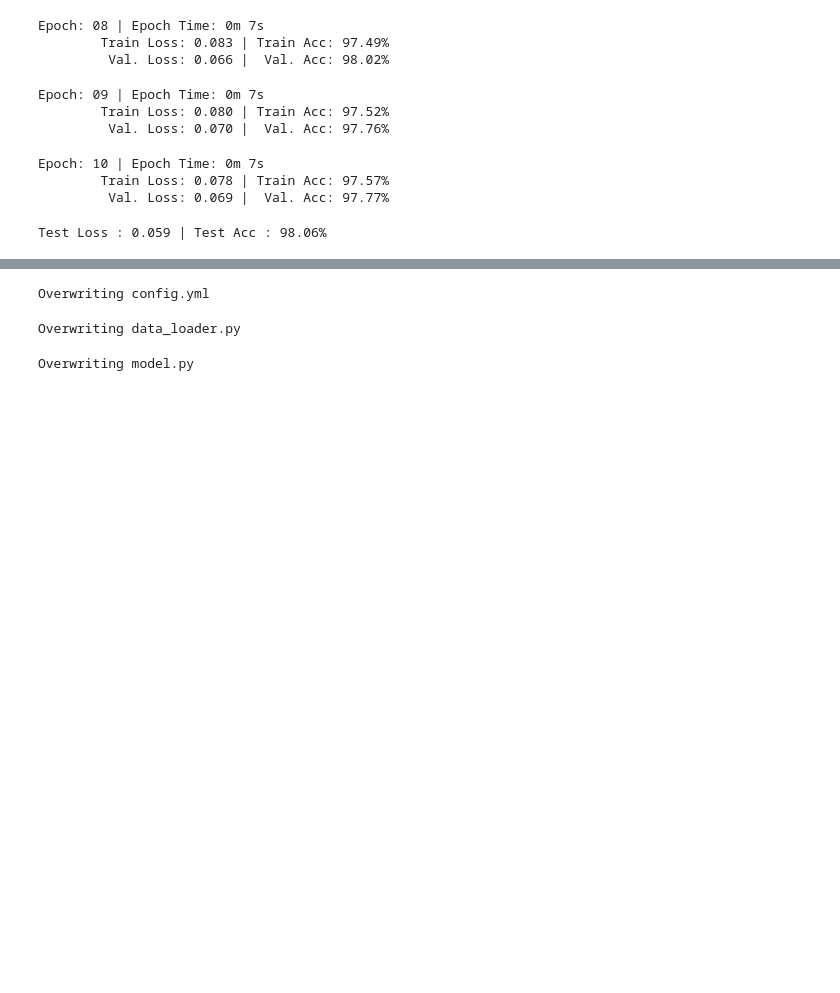
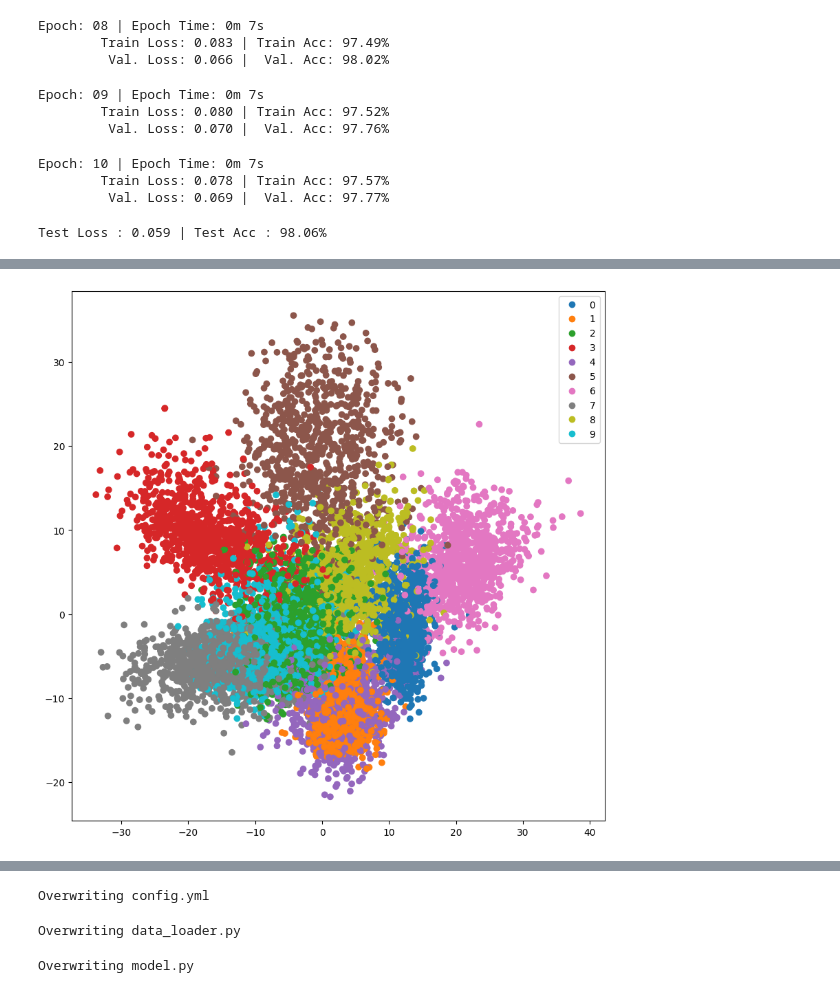
Before and after one commit to nonsignal007/DeepLearning, a Jupyter notebook: 01_ImageClassification/1_MLP/mlp.ipynb, the cells around one changed output, grey strips where cells are left out. Cells and saved outputs as stored; diff of their text form; code cells hidden in the pictures; blank space fills up the shorter version.

```diff
--- a/01_ImageClassification/1_MLP/mlp.ipynb
+++ b/01_ImageClassification/1_MLP/mlp.ipynb
@@ -445,0 +547,40 @@ Test Loss : 0.059 | Test Acc : 98.06%
+# %%
+def get_representations(model, iterator, device):
+    model.eval()
+
+    outputs = []
+    intermediates = []
+    labels = []
+
+    with torch.no_grad():
+        for (x, y) in tqdm(iterator):
+            x = x.to(device)
+
+            y_pred, h = model(x)
+
+            outputs.append(y_pred.cpu())
+            intermediates.append(h.cpu())
+            labels.append(y)
+    outputs = torch.cat(outputs, dim=0)
+    intermediates = torch.cat(intermediates, dim=0)
+    labels = torch.cat(labels, dim=0)
+
+    return outputs, intermediates, labels
+# %%
+outputs, intermediates, labels = get_representations(model, test_iterator, device)
+# %%
+def get_pca(data, n_components=2):
+    pca = decomposition.PCA()
+    pca.n_components_ = n_components
+    pca_data = pca.fit_transform(data)
+    return pca_data
+# %%
+def plot_representations(data, labels, n_images = None):
+    if n_images is not None:
+        data = data[:n_images]
+        labels = labels[:n_images]
+    fig = plt.figure(figsize=(10,10))
+    ax = fig.add_subplot(111)
+    scatter = ax.scatter(data[:,0], data[:,1], c=labels, cmap='tab10')
+    handles, labels = scatter.legend_elements()
+    ax.legend(handles, labels)
@@ -445,0 +591,5 @@ Test Loss : 0.059 | Test Acc : 98.06%
+# %%
+output_pca_data = get_pca(outputs)
+plot_representations(output_pca_data, labels)
+# %% [output]
+[figure, added]
```
Also changed, not shown: parts of 15 cells of this notebook, 1 other file.
